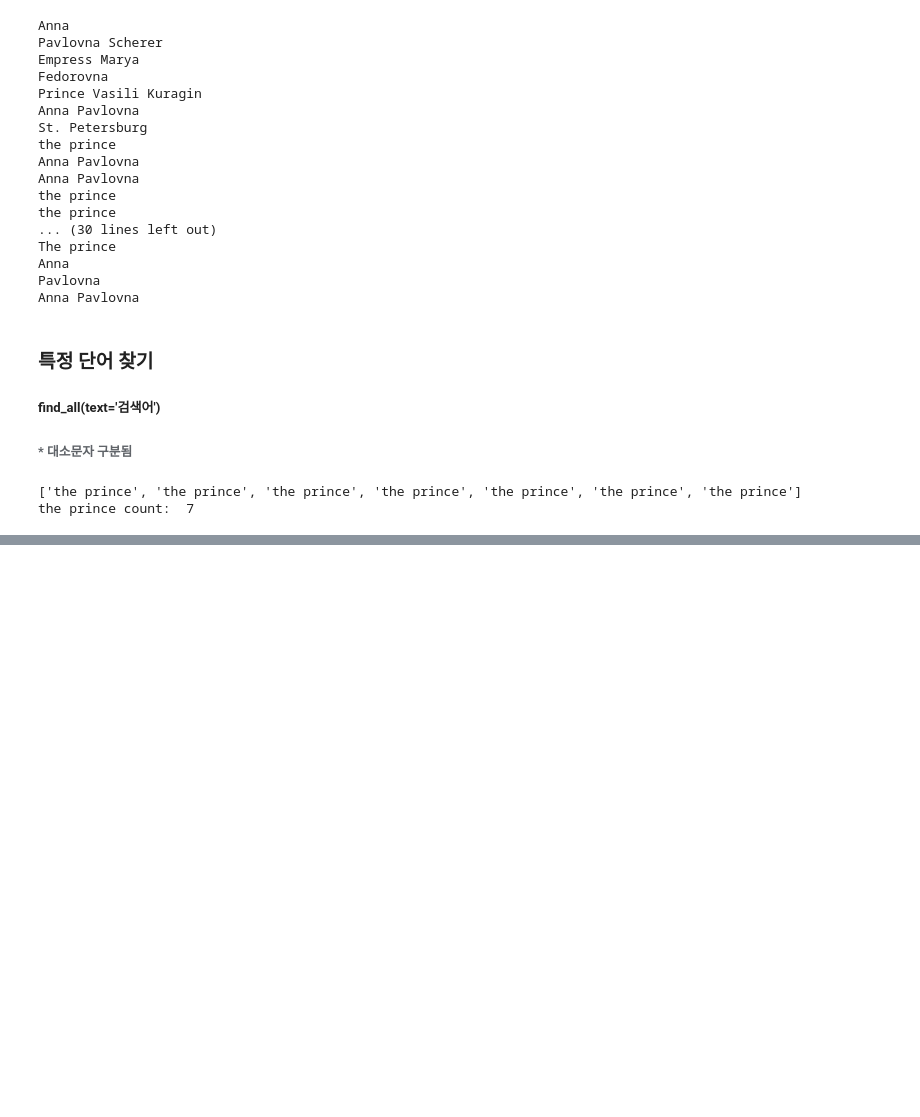
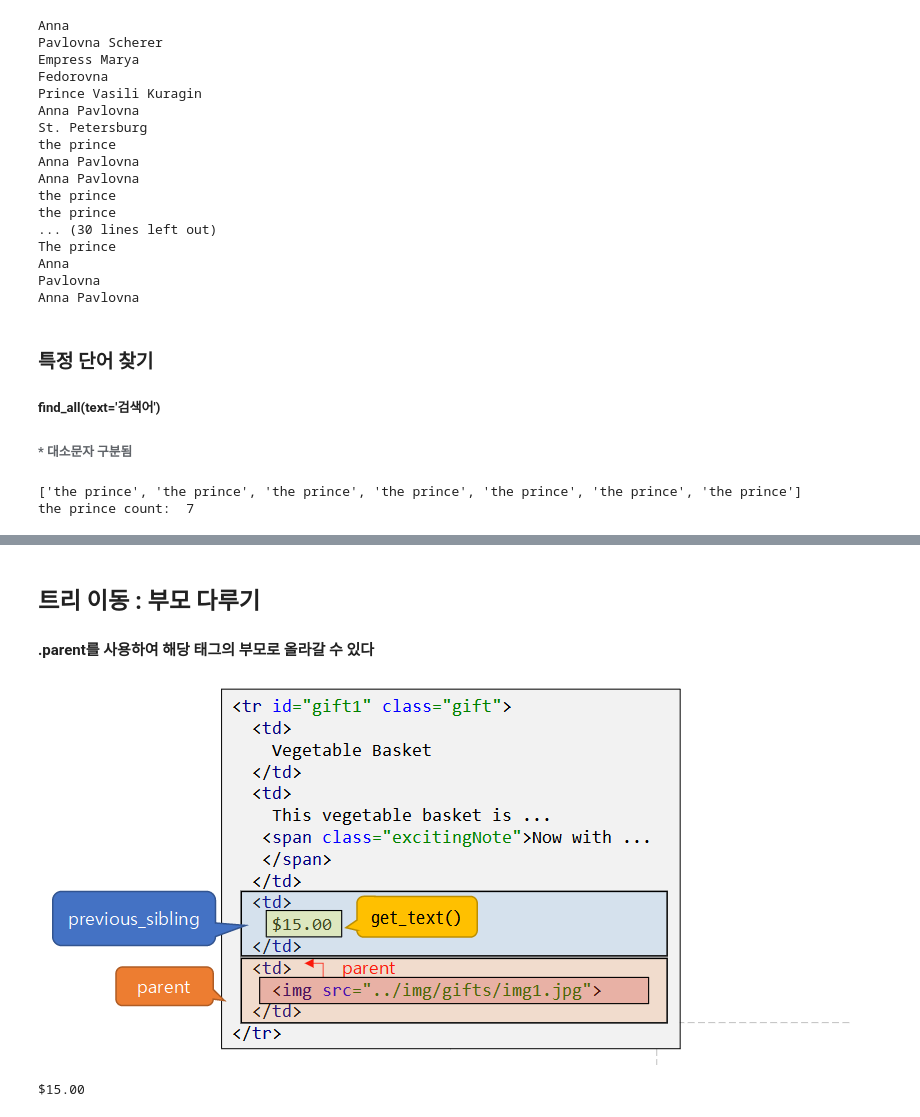
Before and after one commit to hune102377/Study, a Jupyter notebook: 05 Kaggle/0722/ex_regular_expression.ipynb, the cells around one changed output, grey strips where cells are left out. Cells and saved outputs as stored; diff of their text form; code cells hidden in the pictures; blank space fills up the shorter version.

```diff
--- a/05 Kaggle/0722/ex_regular_expression.ipynb
+++ b/05 Kaggle/0722/ex_regular_expression.ipynb
@@ -63,0 +208,13 @@ the prince count:  7
+# %% [markdown]
+## 트리 이동 : 부모 다루기
+#### .parent를 사용하여 해당 태그의 부모로 올라갈 수 있다
+# %%
+Image('./image/parent.PNG')
+# %% [output]
+[figure, added]
+# %%
+img1 = bs.find('img', {'src': '../img/gifts/img1.jpg'})
+text = img1.parent.previous_sibling.get_text()
+print(text)
+# %% [output]
+$15.00
```
Also changed, not shown: parts of 14 cells of this notebook, 1 other file.
